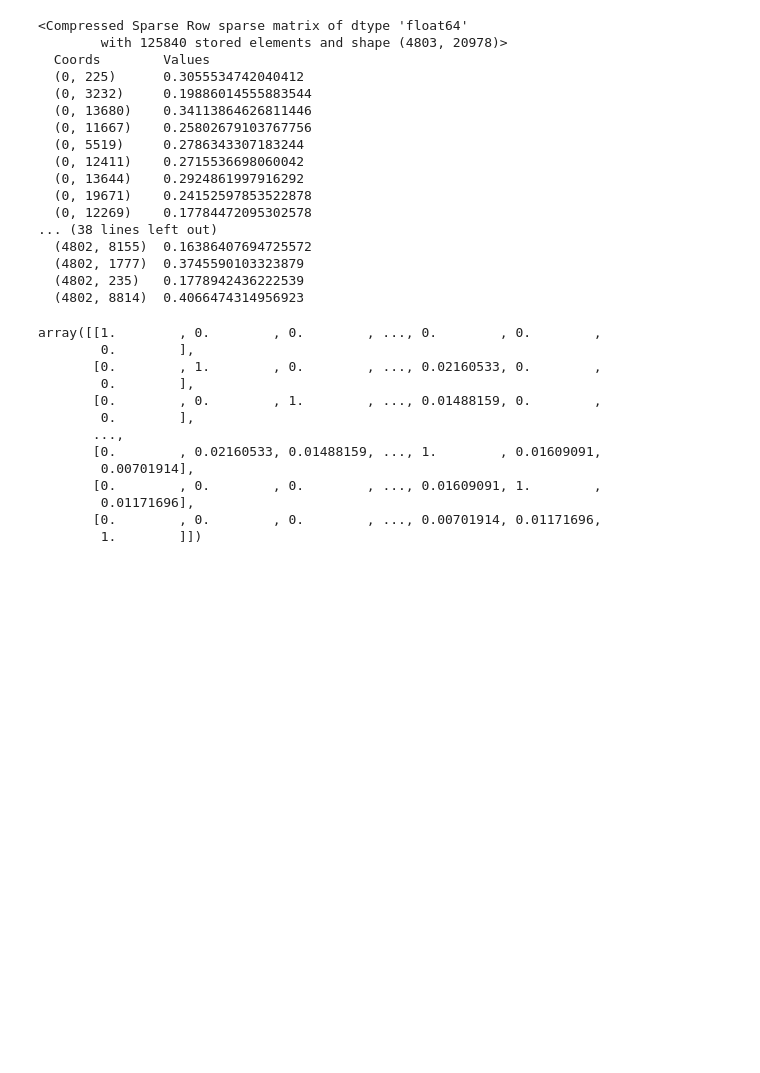
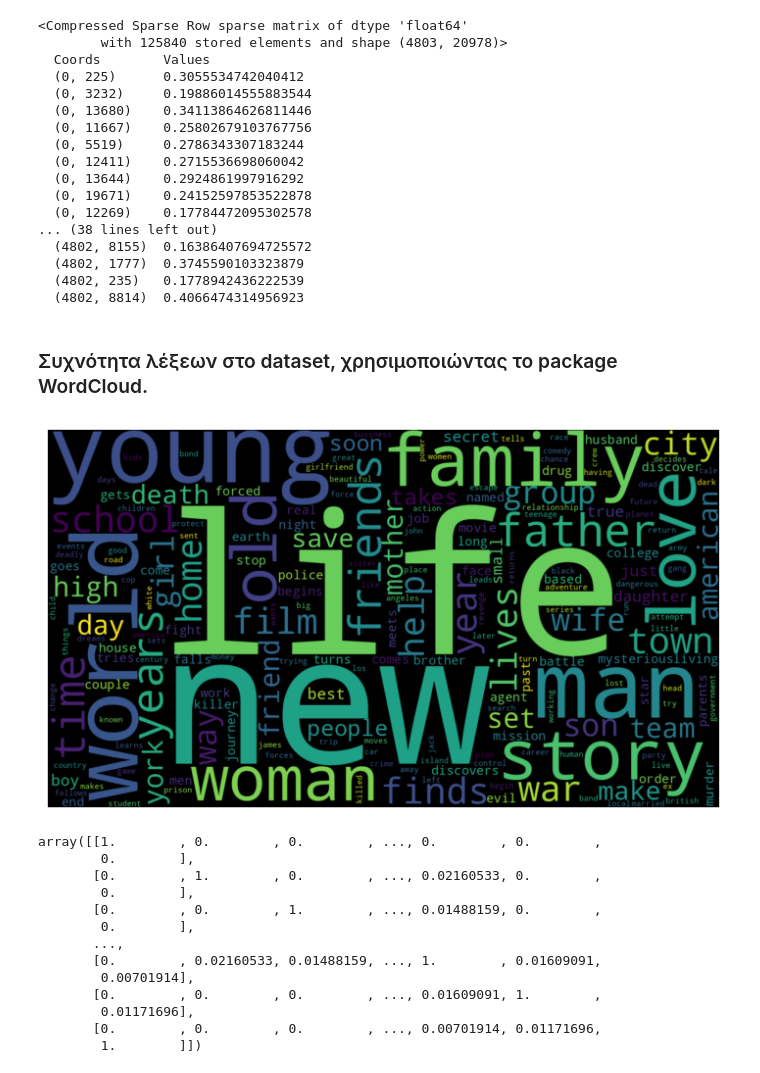
Before and after one commit to achintar0/ML-Movie-Recommender, a Jupyter notebook: Content-Based-Filtering.ipynb, the cells around one changed output. Saved outputs shown, nothing was run; the diff lists cells and outputs as text; code cells hidden in the pictures; blank space fills up the shorter version.

Commit message:
add wordcloud

```diff
--- a/Content-Based-Filtering.ipynb
+++ b/Content-Based-Filtering.ipynb
@@ -56,6 +57,21 @@ print(tfidf_matrix)
   (4802, 1777)  0.3745590103323879
   (4802, 235)   0.1778942436222539
   (4802, 8814)  0.4066474314956923
+# %% [markdown]
+### Συχνότητα λέξεων στο dataset, χρησιμοποιώντας το package WordCloud.
+# %%
+feature_names = tfidf.get_feature_names_out()
+tfidf_scores = np.asarray(tfidf_matrix.mean(axis=0)).flatten()  # average TF-IDF score per word
+word_tfidf = dict(zip(feature_names, tfidf_scores))  # create word score dictionary
+
+wordcloud = WordCloud(width=1280, height=720, background_color='black').generate_from_frequencies(word_tfidf)
+
+plt.figure(figsize=(10, 5))
+plt.imshow(wordcloud, interpolation="bilinear")
+plt.axis("off")
+plt.show()
+# %% [output]
+[figure, added]
 # %%
 cosine_sim_descr = linear_kernel(tfidf_matrix, tfidf_matrix)
 cosine_sim_descr
```
Also changed, not shown: parts of 2 cells of this notebook.
